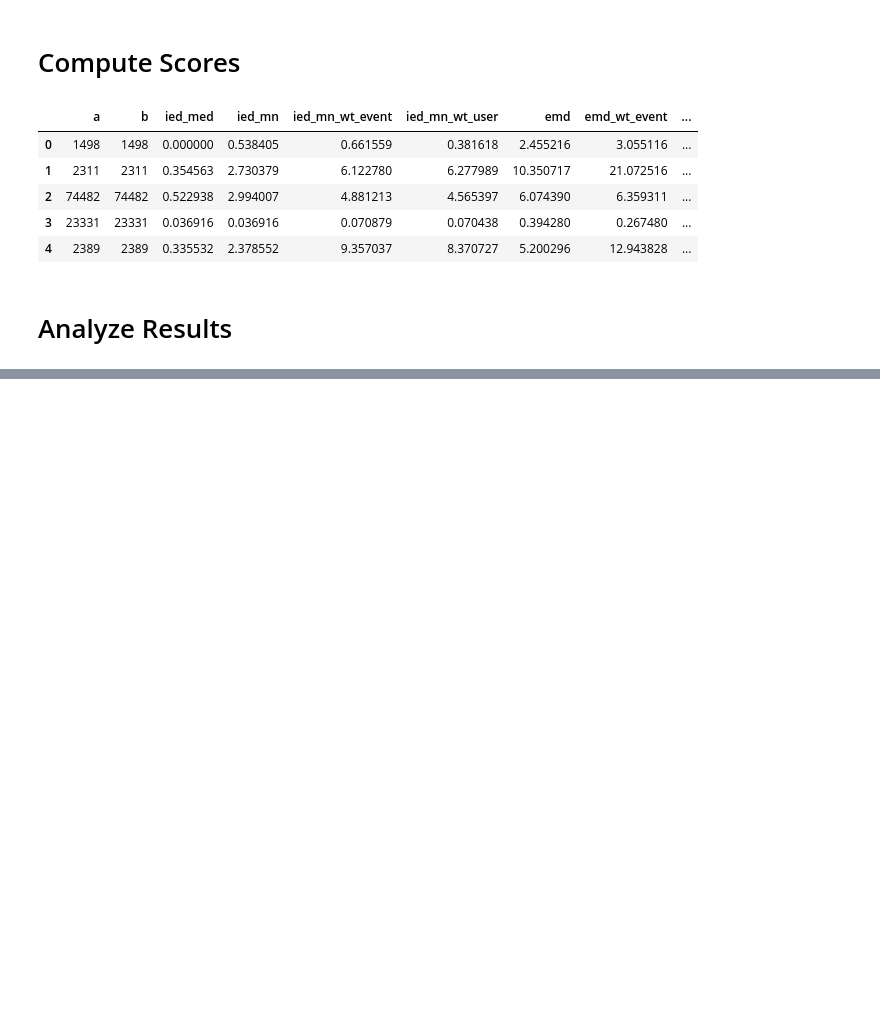
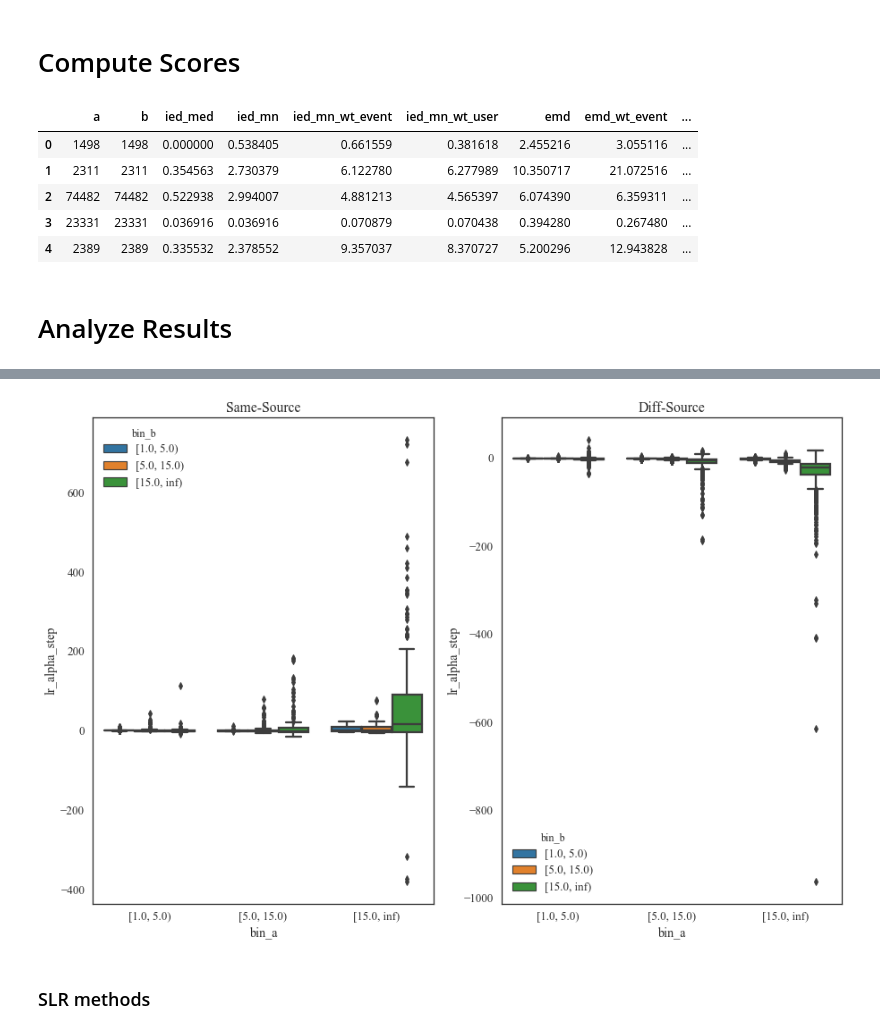
Before and after one commit to galbraic/spatial-assocr, a Jupyter notebook: notebooks/gowalla.ipynb, the cells around one changed output, grey strips where cells are left out. Saved outputs shown, nothing was run; the diff lists cells and outputs as text; code cells hidden in the pictures; blank space fills up the shorter version.

```diff
--- a/notebooks/gowalla.ipynb
+++ b/notebooks/gowalla.ipynb
@@ -986,0 +990,11 @@ cmp_classifier_performance_for_tex(cmp)
+# %%
+# get counts of events in A & B
+cts = mpp.groupby(['uid', 'm']).count().reset_index()
+
+cts_a = cts.loc[cts.m == 'a', ]
+cts_a = cts_a.rename(columns={"location_id": "n_a"})
+cts_a = cts_a[['uid', 'n_a']]
+
+cts_b = cts.loc[cts.m == 'b', ]
+cts_b = cts_b.rename(columns={"location_id": "n_b"})
+cts_b = cts_b[['uid', 'n_b']]
@@ -986,0 +1003,8 @@ cmp_classifier_performance_for_tex(cmp)
+# %%
+# merge & bin counts
+lr = pd.merge(lr, cts_a, left_on="a", right_on="uid").drop(columns="uid")
+lr = pd.merge(lr, cts_b, left_on="b", right_on="uid").drop(columns="uid")
+
+splits = [1, 5, 15, float("inf")]
+lr['bin_a'] = pd.cut(lr.n_a, bins=splits, right=False)
+lr['bin_b'] = pd.cut(lr.n_b, bins=splits, right=False)
@@ -986,0 +1025,3 @@ cmp_classifier_performance_for_tex(cmp)
+# %%
+score_func = "lr_alpha_step"
+lr.groupby(['bin_a', 'bin_b']).apply(lambda x: calc_auc(x, score_func, 'same-src'))
@@ -986,0 +1054,9 @@ cmp_classifier_performance_for_tex(cmp)
+# %%
+f, axes = plt.subplots(1, 2, figsize=(15,10))
+sns.boxplot(y=score_func, x="bin_a", data=lr.loc[lr["same-src"] == True], hue="bin_b", ax=axes[0]).set_title("Same-Source")
+sns.boxplot(y=score_func, x="bin_a", data=lr.loc[lr["same-src"] == False], hue="bin_b", ax=axes[1]).set_title("Diff-Source")
+plt.show()
+# %% [output]
+[figure, added]
+# %% [markdown]
+### SLR methods
```
Also changed, not shown: parts of 32 cells of this notebook, 4 other files.
